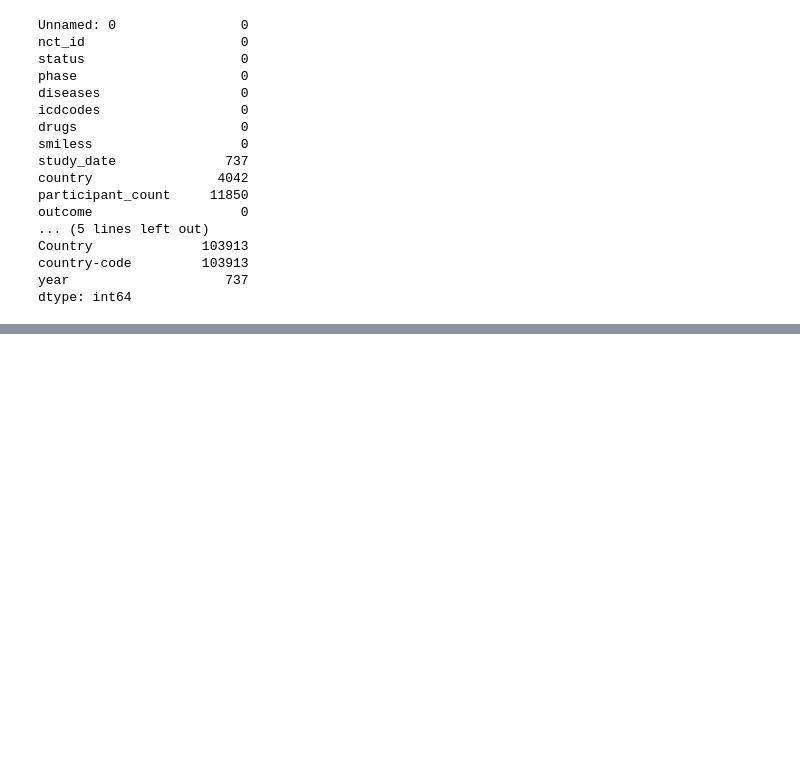
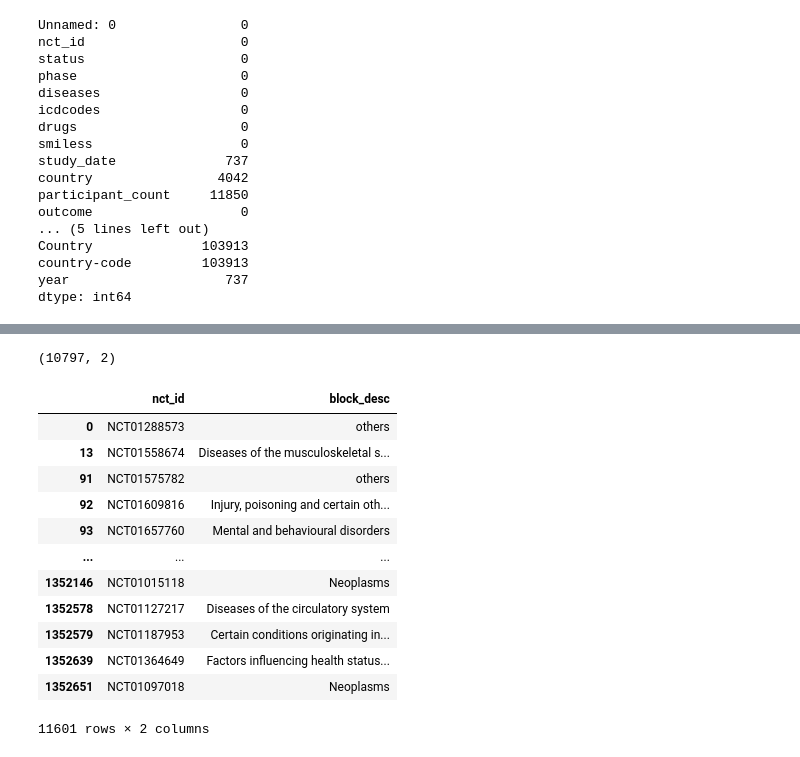
Before and after one commit to keziatesiman/bmi706-final_project, a Jupyter notebook: Playground.ipynb, the cells around one changed output, grey strips where cells are left out. Saved outputs shown, nothing was run; the diff lists cells and outputs as text; code cells hidden in the pictures; blank space fills up the shorter version.

```diff
--- a/Playground.ipynb
+++ b/Playground.ipynb
@@ -476,0 +620,27 @@ dtype: int64
+# %%
+res = pca.fit_transform(X)
+print(res.shape)
+# %% [output]
+(10797, 2)
+# %%
+df_desc = df[['nct_id','block_desc']]
+# %%
+df_desc = df_desc.drop_duplicates(keep='first')
+# %%
+df_desc = df_desc.fillna('others')
+# %%
+df_desc
+# %% [output]
+|  | nct_id | block_desc |
+| 0 | NCT01288573 | others |
+| 13 | NCT01558674 | Diseases of the musculoskeletal s... |
+| 91 | NCT01575782 | others |
+| 92 | NCT01609816 | Injury, poisoning and certain oth... |
+| 93 | NCT01657760 | Mental and behavioural disorders |
+| ... | ... | ... |
+| 1352146 | NCT01015118 | Neoplasms |
+| 1352578 | NCT01127217 | Diseases of the circulatory system |
+| 1352579 | NCT01187953 | Certain conditions originating in... |
+| 1352639 | NCT01364649 | Factors influencing health status... |
+| 1352651 | NCT01097018 | Neoplasms |
+11601 rows × 2 columns
```
Also changed, not shown: parts of 24 cells of this notebook.
